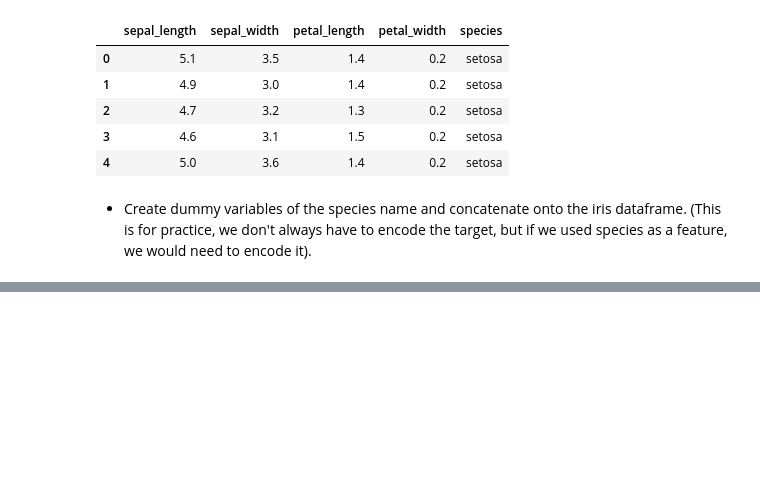
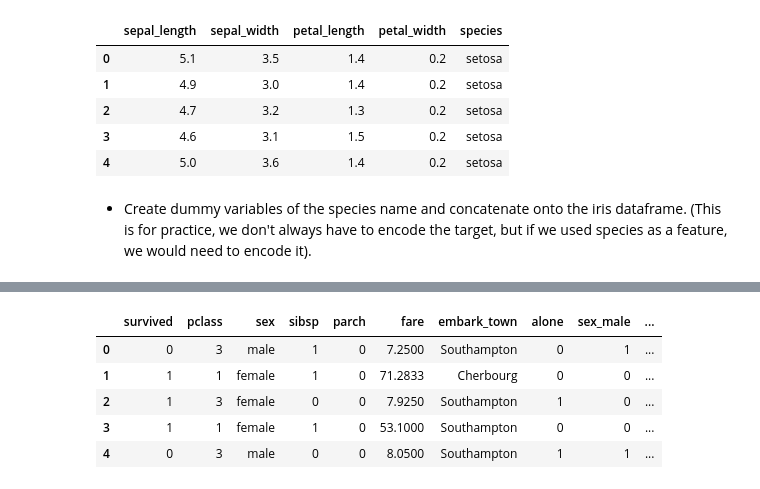
Before and after one commit to kristofer-rivera/classification-exercises, a Jupyter notebook: classification_exercises.ipynb, the cells around one changed output, grey strips where cells are left out. Cells and saved outputs as stored; diff of their text form; code cells hidden in the pictures; blank space fills up the shorter version.

```diff
--- a/classification_exercises.ipynb
+++ b/classification_exercises.ipynb
@@ -330,0 +430,9 @@ iris.head()
+# %%
+# Creating variable with columns to drop
+# Dropping columns with too many missing to have any value right now
+# Dropping columns that duplicate data, reducing redundancy
+
+columns_to_drop = ['deck', 'age', 'embarked', 'class', 'passenger_id']
+# %%
+titanic = titanic.drop(columns = columns_to_drop)
+titanic.head()
@@ -330,0 +446,3 @@ iris.head()
+# %%
+# Imputing for two missing values in embark_town with most common value
+titanic['embark_town'] = titanic.embark_town.fillna('Southampton')
@@ -330,0 +451,6 @@ iris.head()
+# %%
+# Creating dummy variables
+dummy_titanic = pd.get_dummies(titanic[['sex', 'embark_town']],
+                         dummy_na = False,
+                         drop_first = [True, True])
+dummy_titanic.head()
@@ -330,0 +464,11 @@ iris.head()
+# %%
+# Concatenate onto original dataframe
+titanic = pd.concat([titanic, dummy_titanic], axis = 1)
+titanic.head()
+# %% [output]
+|  | survived | pclass | sex | sibsp | parch | fare | embark_town | alone | sex_male | ... |
+| 0 | 0 | 3 | male | 1 | 0 | 7.2500 | Southampton | 0 | 1 | ... |
+| 1 | 1 | 1 | female | 1 | 0 | 71.2833 | Cherbourg | 0 | 0 | ... |
+| 2 | 1 | 3 | female | 0 | 0 | 7.9250 | Southampton | 1 | 0 | ... |
+| 3 | 1 | 1 | female | 1 | 0 | 53.1000 | Southampton | 0 | 0 | ... |
+| 4 | 0 | 3 | male | 0 | 0 | 8.0500 | Southampton | 1 | 1 | ... |
```
Also changed, not shown: parts of 31 cells of this notebook.
